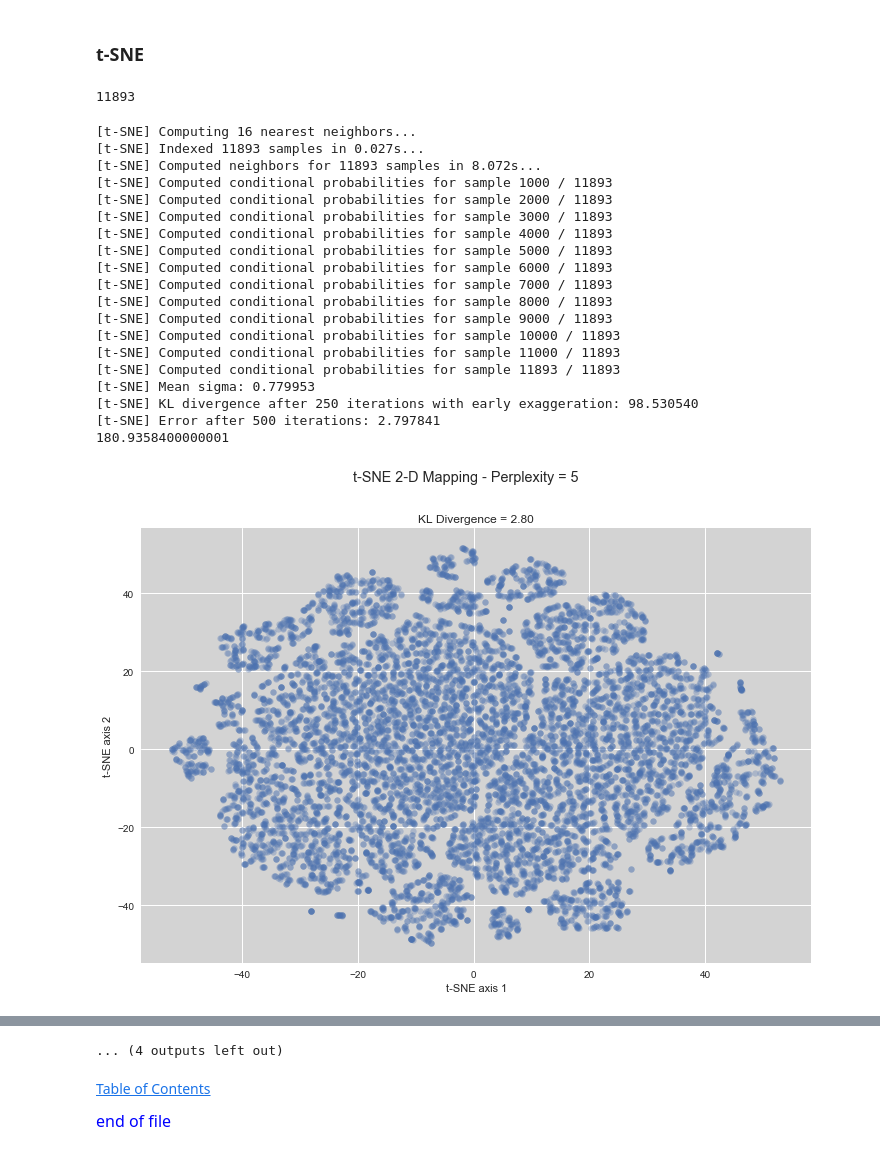
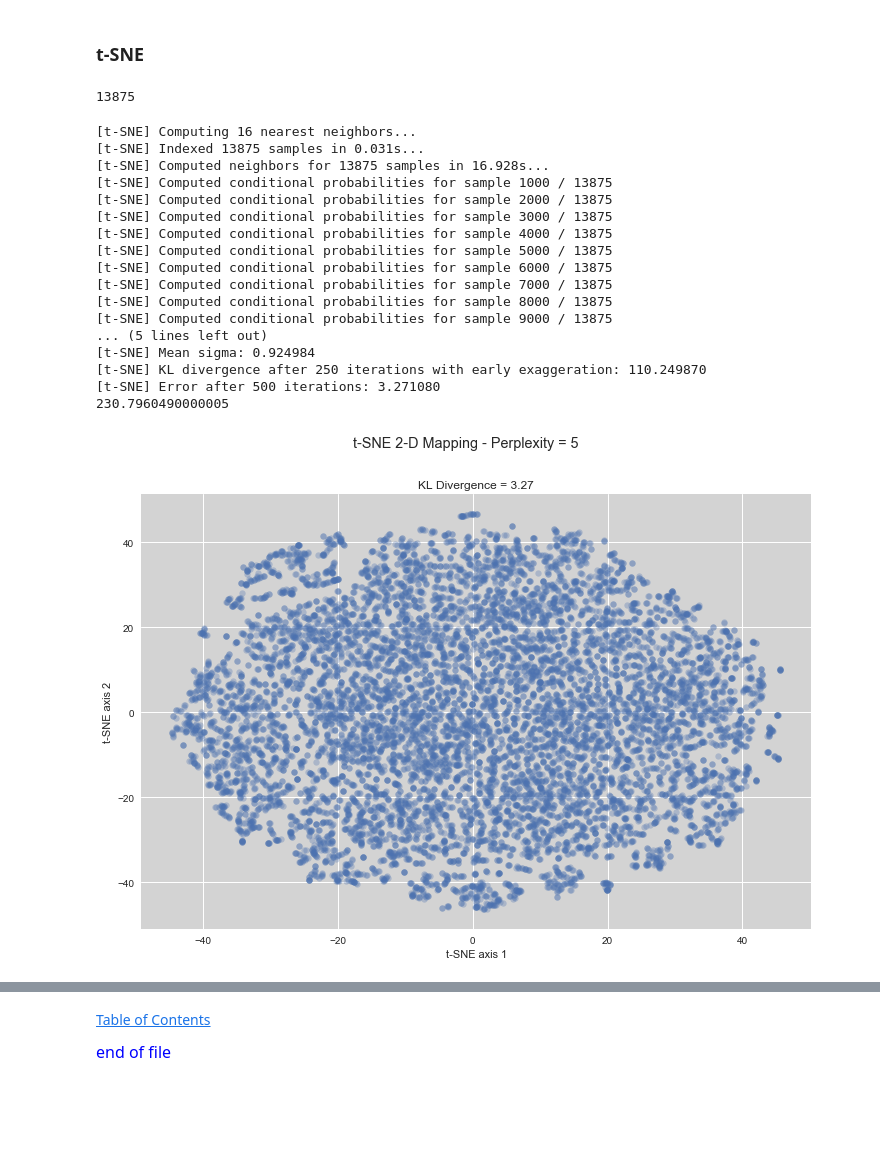
Before and after one commit to bici-sancta/mashable, a Jupyter notebook: cluster/cluster_tsne_perplexity_evaluation_2017.12.02.ipynb, the cells around one changed output, grey strips where cells are left out. Cells and saved outputs as stored; diff of their text form; code cells hidden in the pictures; blank space fills up the shorter version.

```diff
--- a/cluster/cluster_tsne_perplexity_evaluation_2017.12.02.ipynb
+++ b/cluster/cluster_tsne_perplexity_evaluation_2017.12.02.ipynb
@@ -96,7 +96,7 @@ col_names
 from sklearn.manifold import TSNE
 
 X1 = df_cluster
-X1 = X1.sample(frac = 0.30)
+X1 = X1.sample(frac = 0.35)
 
 # ... save indexes from original dataframe for later re-joins
 
@@ -105,7 +105,6 @@ len(X1_index)
 
 df_out = pd.DataFrame(columns = ['x-tsne', 'y-tsne'])
 df_out['sample_index'] = X1_index
-
 
 for perplex in [5, 10, 20, 50, 75, 100, 200, 400, 1000] :
 
@@ -123,62 +122,57 @@ for perplex in [5, 10, 20, 50, 75, 100, 200, 400, 1000] :
     _ = plt.subplot(111, facecolor = 'lightgrey')
 
     _ = plt.scatter(tsne_results[:, 0], tsne_results[:, 1],
-#                 c = X1['ln_kw_min_max'],
-#                 cmap = plt.cm.gist_stern,
                  s = 40,
                  linewidths = 0,
                  alpha = 0.30)
 
-#    _ = plt.colorbar()
     _ = plt.xlabel('t-SNE axis 1')
     _ = plt.ylabel('t-SNE axis 2')
 
     _ = plt.suptitle("t-SNE 2-D Mapping - Perplexity = %d" %perplex)
     _ = plt.title("KL Divergence = %.2f" %tsne_kl_diverge)
     _ = plt.grid(True)
 
     plt.savefig("perplex_%04d.png" %perplex)
 
     plt.show();
 
 # ... -=-=-=-=-=-=-=-=-=-=-=-=-=-=-=-=-=-=-=-=-=-=-=-=-=-=-=-=-=-=-=-=-=-=-=-=-=
 # ... store in ../data/ directory
 # ... write as .csv file for future recall
 # ... -=-=-=-=-=-=-=-=-=-=-=-=-=-=-=-=-=-=-=-=-=-=-=-=-=-=-=-=-=-=-=-=-=-=-=-=-=
 
     df_out['x-tsne'] = tsne_results[:,0];
     df_out['y-tsne'] = tsne_results[:,1];
 
     data_dir = '../data/'
     data_file_base = "t_sne_mapping_perplex_"
     data_file_num = "%04d" %perplex
     data_file_ext = ".csv"
     file_2_write = data_dir + data_file_base + data_file_num + data_file_ext
 
     print(file_2_write)
 
     df_out.to_csv(file_2_write, index = False)
 # %% [output]
-11893
+13875
 [t-SNE] Computing 16 nearest neighbors...
-[t-SNE] Indexed 11893 samples in 0.027s...
-[t-SNE] Computed neighbors for 11893 samples in 8.072s...
-[t-SNE] Computed conditional probabilities for sample 1000 / 11893
-[t-SNE] Computed conditional probabilities for sample 2000 / 11893
-[t-SNE] Computed conditional probabilities for sample 3000 / 11893
-[t-SNE] Computed conditional probabilities for sample 4000 / 11893
-[t-SNE] Computed conditional probabilities for sample 5000 / 11893
-[t-SNE] Computed conditional probabilities for sample 6000 / 11893
-[t-SNE] Computed conditional probabilities for sample 7000 / 11893
-[t-SNE] Computed conditional probabilities for sample 8000 / 11893
-[t-SNE] Computed conditional probabilities for sample 9000 / 11893
-[t-SNE] Computed conditional probabilities for sample 10000 / 11893
-[t-SNE] Computed conditional probabilities for sample 11000 / 11893
-[t-SNE] Computed conditional probabilities for sample 11893 / 11893
-[t-SNE] Mean sigma: 0.779953
-[t-SNE] KL divergence after 250 iterations with early exaggeration: 98.530540
-[t-SNE] Error after 500 iterations: 2.797841
-180.9358400000001
+[t-SNE] Indexed 13875 samples in 0.031s...
+[t-SNE] Computed neighbors for 13875 samples in 16.928s...
+[t-SNE] Computed conditional probabilities for sample 1000 / 13875
+[t-SNE] Computed conditional probabilities for sample 2000 / 13875
+[t-SNE] Computed conditional probabilities for sample 3000 / 13875
+[t-SNE] Computed conditional probabilities for sample 4000 / 13875
+[t-SNE] Computed conditional probabilities for sample 5000 / 13875
+[t-SNE] Computed conditional probabilities for sample 6000 / 13875
+[t-SNE] Computed conditional probabilities for sample 7000 / 13875
+[t-SNE] Computed conditional probabilities for sample 8000 / 13875
+[t-SNE] Computed conditional probabilities for sample 9000 / 13875
+... (5 lines left out)
+[t-SNE] Mean sigma: 0.924984
+[t-SNE] KL divergence after 250 iterations with early exaggeration: 110.249870
+[t-SNE] Error after 500 iterations: 3.271080
+230.7960490000005
-[figure, old version]
+[figure, new version]
 ../data/t_sne_mapping_perplex_0005.csv
 [t-SNE] Computing 31 nearest neighbors...
@@ -287,4 +196,3 @@ for perplex in [5, 10, 20, 50, 75, 100, 200, 400, 1000] :
-... (4 outputs left out)
 # %% [markdown]
 <a href='#toc'> Table of Contents</a>
 
```
Also changed, not shown: parts of 2 cells of this notebook, 18 other files.
